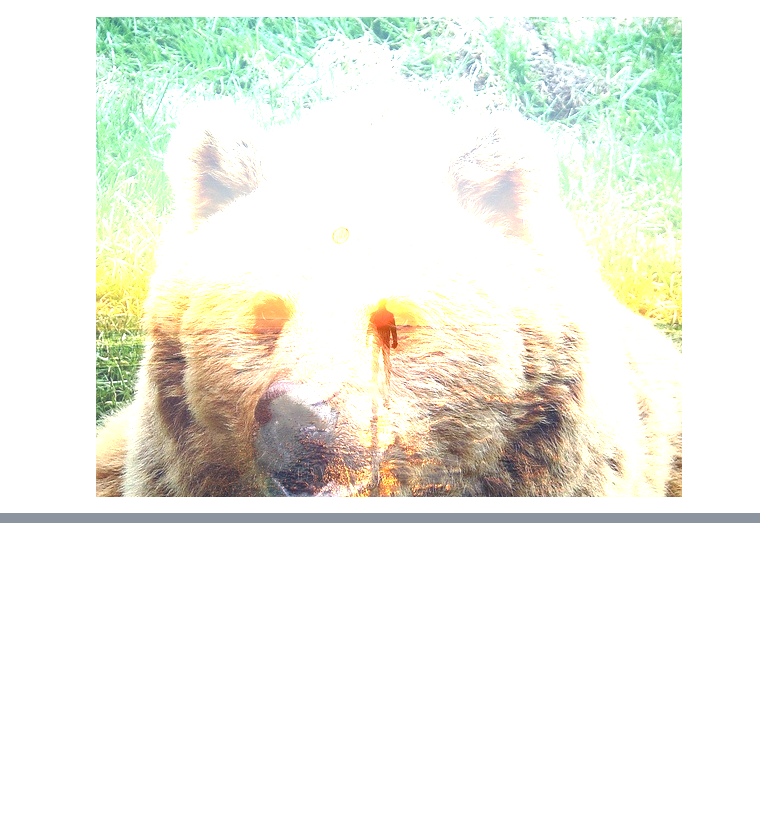
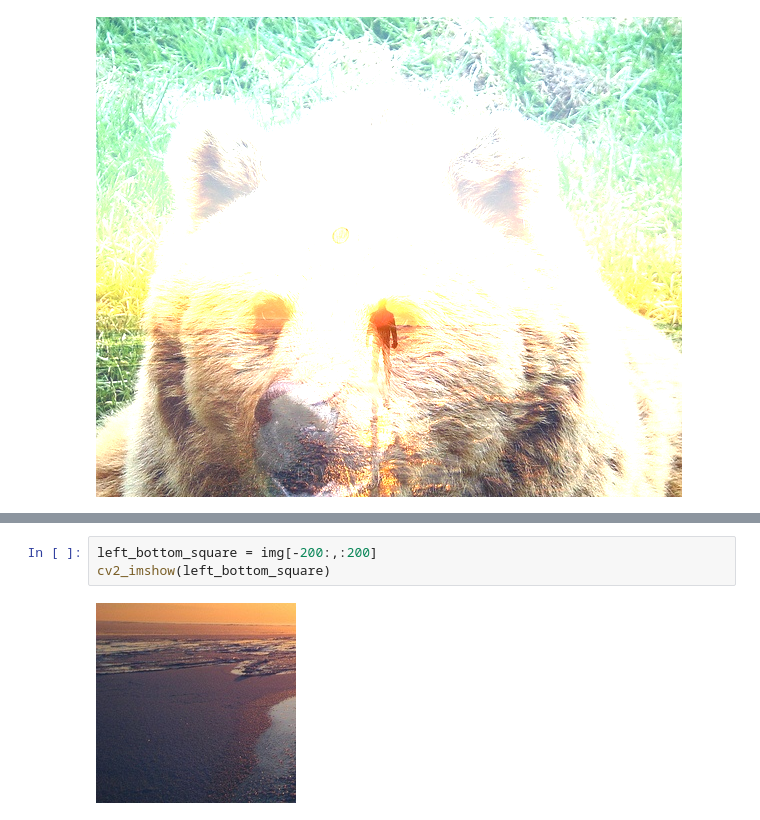
Before and after one commit to PawelKal/computer-vision-course, a Jupyter notebook: template.ipynb, the cells around one changed output, grey strips where cells are left out. Drawn from its saved outputs; the diff is of its cells as text; blank space fills up the shorter version.

```diff
--- a/template.ipynb
+++ b/template.ipynb
@@ -86,0 +110,5 @@ cv2_imshow(add_img)
+# %%
+left_bottom_square = img[-200:,:200]
+cv2_imshow(left_bottom_square)
+# %% [output]
+[figure, added]
```
Also changed, not shown: parts of 11 cells of this notebook.
